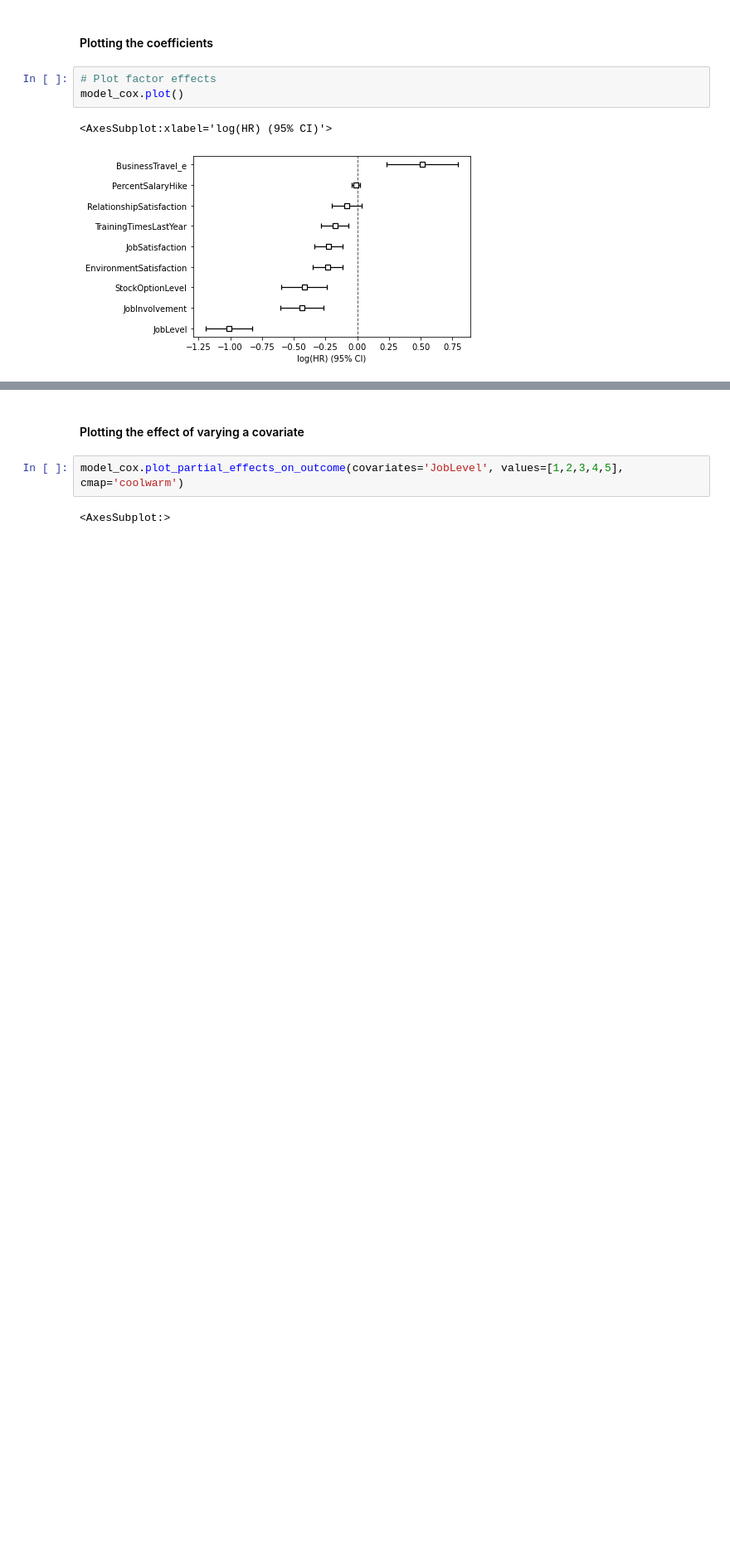
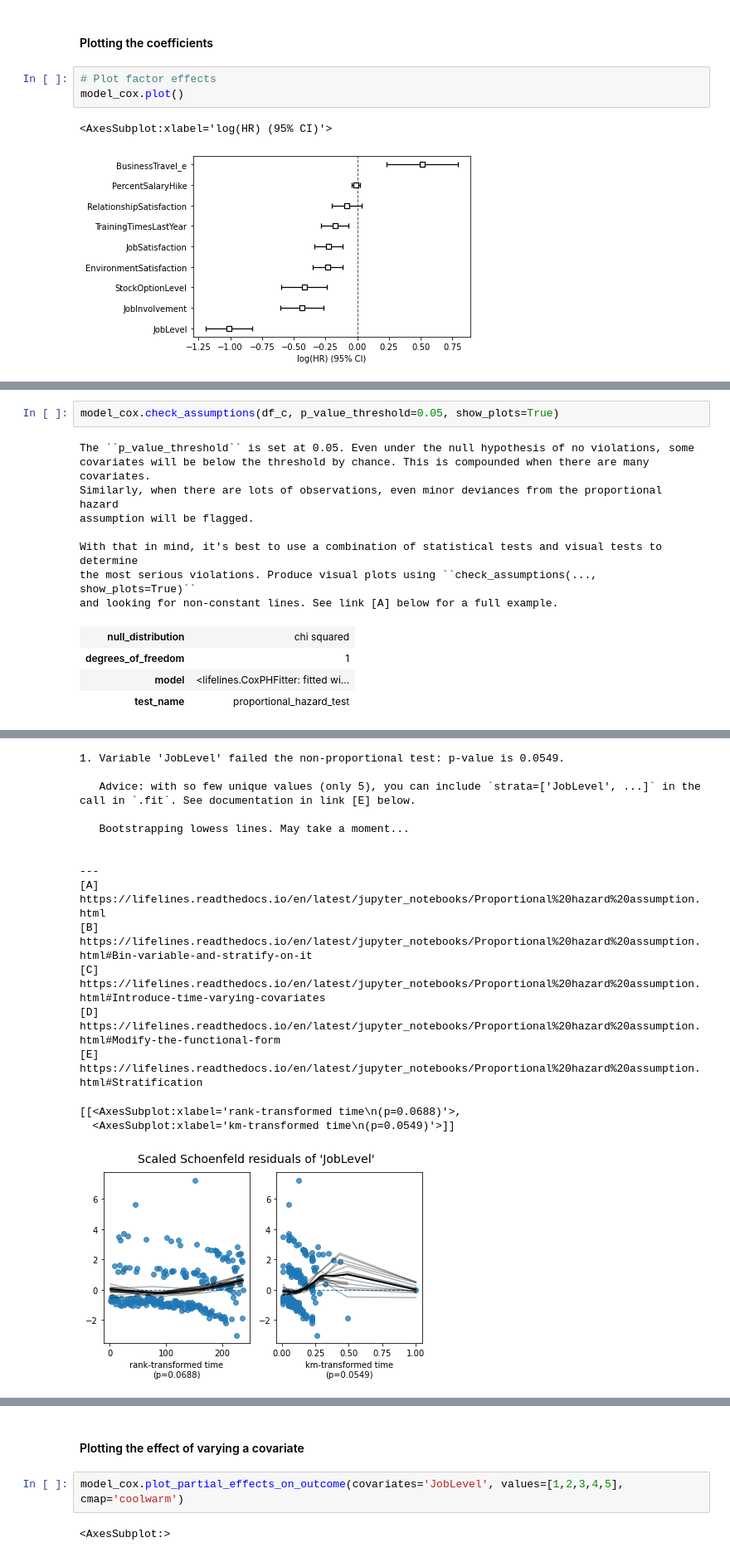
Before and after one commit to tuatalok/IBM_HR_Analytics_Employee_Attrition, a Jupyter notebook: survival.ipynb, the cells around one changed output, grey strips where cells are left out. Shown at 83% size. Drawn from its saved outputs; the diff is of its cells as text; blank space fills up the shorter version.

```diff
--- a/survival.ipynb
+++ b/survival.ipynb
@@ -317,0 +326,15 @@ model_cox.plot()
+# %%
+model_cox.check_assumptions(df_c, p_value_threshold=0.05, show_plots=True)
+# %% [output]
+The ``p_value_threshold`` is set at 0.05. Even under the null hypothesis of no violations, some
+covariates will be below the threshold by chance. This is compounded when there are many covariates.
+Similarly, when there are lots of observations, even minor deviances from the proportional hazard
+assumption will be flagged.
+
+With that in mind, it's best to use a combination of statistical tests and visual tests to determine
+the most serious violations. Produce visual plots using ``check_assumptions(..., show_plots=True)``
+and looking for non-constant lines. See link [A] below for a full example.
+| null_distribution | chi squared |
+| degrees_of_freedom | 1 |
+| model | <lifelines.CoxPHFitter: fitted wi... |
+| test_name | proportional_hazard_test |
@@ -317,0 +358,17 @@ model_cox.plot()
+1. Variable 'JobLevel' failed the non-proportional test: p-value is 0.0549.
+
+   Advice: with so few unique values (only 5), you can include `strata=['JobLevel', ...]` in the
+call in `.fit`. See documentation in link [E] below.
+
+   Bootstrapping lowess lines. May take a moment...
+
+
+---
+[A]  https://lifelines.readthedocs.io/en/latest/jupyter_notebooks/Proportional%20hazard%20assumption.html
+[B]  https://lifelines.readthedocs.io/en/latest/jupyter_notebooks/Proportional%20hazard%20assumption.html#Bin-variable-and-stratify-on-it
+[C]  https://lifelines.readthedocs.io/en/latest/jupyter_notebooks/Proportional%20hazard%20assumption.html#Introduce-time-varying-covariates
+[D]  https://lifelines.readthedocs.io/en/latest/jupyter_notebooks/Proportional%20hazard%20assumption.html#Modify-the-functional-form
+[E]  https://lifelines.readthedocs.io/en/latest/jupyter_notebooks/Proportional%20hazard%20assumption.html#Stratification
+[[<AxesSubplot:xlabel='rank-transformed time\n(p=0.0688)'>,
+  <AxesSubplot:xlabel='km-transformed time\n(p=0.0549)'>]]
+[figure, added]
```
Also changed, not shown: parts of 8 cells of this notebook.
